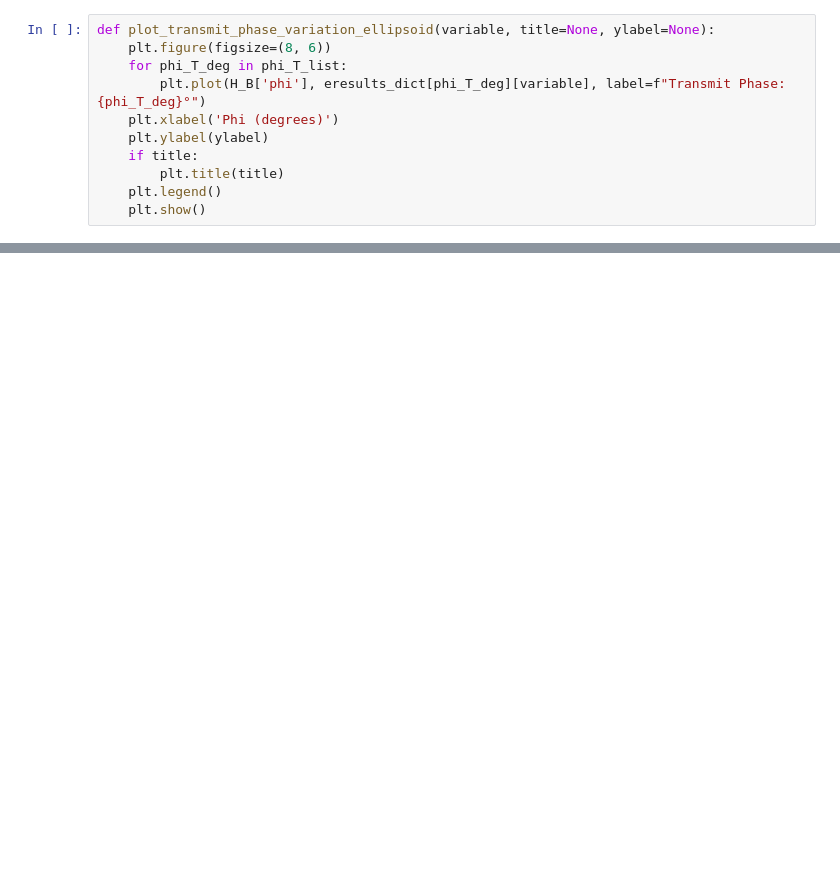
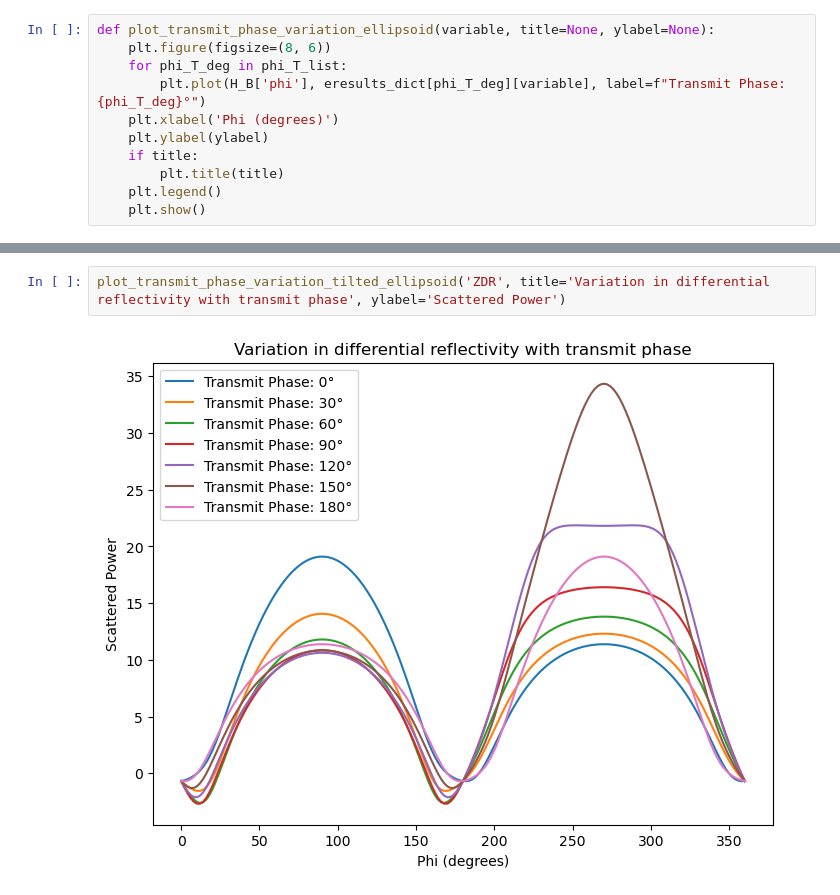
Before and after one commit to TommyMatthews/WIPL-python-analysis, a Jupyter notebook: End_of_Bernard_phase_one/transmit_phase.ipynb, the cells around one changed output, grey strips where cells are left out. Drawn from its saved outputs; the diff is of its cells as text; blank space fills up the shorter version.

```diff
--- a/End_of_Bernard_phase_one/transmit_phase.ipynb
+++ b/End_of_Bernard_phase_one/transmit_phase.ipynb
@@ -268,0 +328,4 @@ plot_transmit_phase_variation_ellipsoid('ZH', title='Variation in horizontal ref
+# %%
+plot_transmit_phase_variation_tilted_ellipsoid('ZDR', title='Variation in differential reflectivity with transmit phase', ylabel='Scattered Power')
+# %% [output]
+[figure, added]
```
Also changed, not shown: parts of 9 cells of this notebook, 20 other files.
